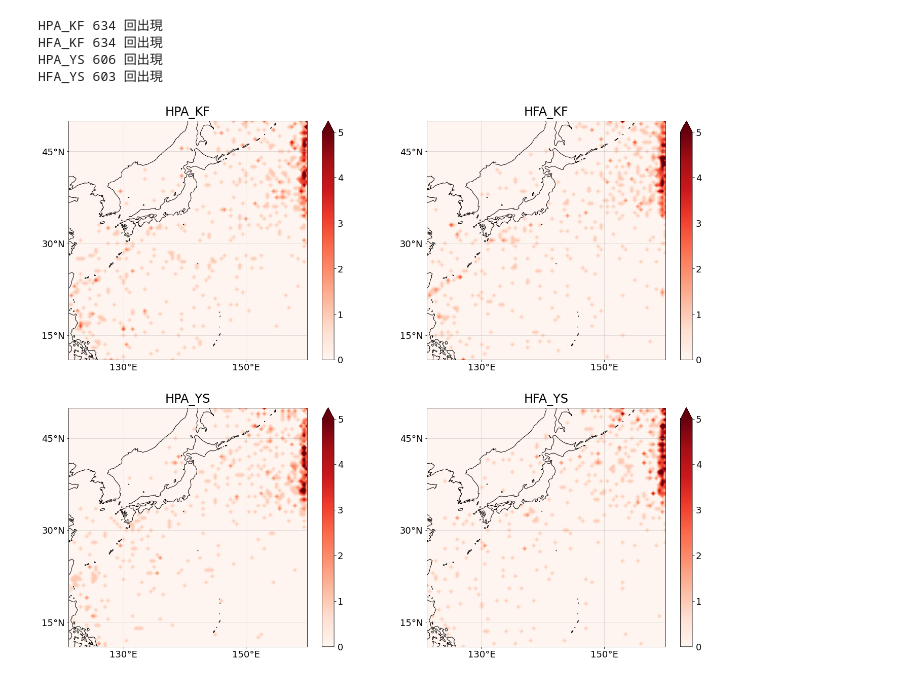
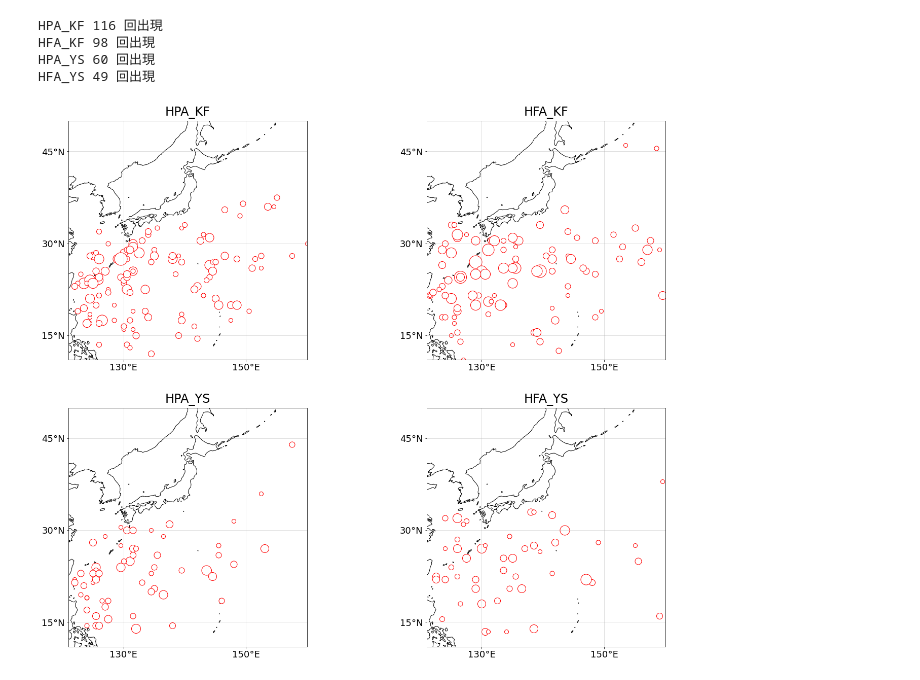
Before and after one commit to greedtn/MRI-AGCM3.2H, a Jupyter notebook: STM/pot_cnt_map.ipynb, the cells around one changed output. Cells and saved outputs as stored; diff of their text form; code cells hidden in the pictures.

```diff
--- a/STM/pot_cnt_map.ipynb
+++ b/STM/pot_cnt_map.ipynb
@@ -1,6 +1,6 @@
 # %%
 """
-イベントごとの空間最大値が起きた回数・場所をプロットする.
+イベントごとの空間最大値が起きた場所・その規模をプロットする.
 """
 
 from csv import reader
@@ -9,6 +9,7 @@ import numpy as np
 import cartopy.crs as ccrs
 from cartopy.mpl.ticker import LongitudeFormatter, LatitudeFormatter
 import matplotlib.ticker as ticker
+import math
 
 # 緯度経度の設定
 with open('../lats.csv', 'r') as csv_file:
@@ -53,57 +54,50 @@ for model_num in range(len(MODEL)):
         last_index = 0
         max_val = 0
         POT = [[]]  # イベントごとのPOTを収納
         for data in DATA:
-            if data[0] > last_index + 24 * 7:
-                POT.append([data[0], data[1], data[2]])
-                last_index = data[0]
-                max_val = data[1]
-            else:
-                if data[1] > max_val:
-                    POT[-1] = [data[0], data[1], data[2]]
+            if data[1] > 18.0:
+                if data[0] > last_index + 24 * 7:
+                    POT.append([data[0], data[1], data[2]])
                     last_index = data[0]
                     max_val = data[1]
-        x = []
-        y = []
-        z = []
-        for data in POT:
-            x.append(data[0])
-            y.append(data[1])
-            z.append(data[2])
+                else:
+                    if data[1] > max_val:
+                        POT[-1] = [data[0], data[1], data[2]]
+                        last_index = data[0]
+                        max_val = data[1]
 
-        cnt = np.zeros((79, 79))  # 台風発生頻度の空間分布
-        for val in z:
-            cnt[val // 79][val % 79] = cnt[val // 79][val % 79] + 1
+        # 先頭の空リストを削除
+        POT.pop(0)
 
-        print(model[:6], len(x), '回出現')
+        print(model[:6], len(POT), '回出現')
+
         # 描画
         ax = fig.add_subplot(2, 2, 2 * model_num + num + 1, projection=ccrs.PlateCarree())
-        a = plt.contourf(lons, lats, cnt, levels=levels, transform=ccrs.PlateCarree(), cmap='Reds', extend='max')
-        c_bar = plt.colorbar(a, ticks=[0, 1, 2, 3, 4, 5])
+        ax.set_extent((121, 160, 11, 50),ccrs.PlateCarree())
+        for data in POT:
+            ax.plot(lons[data[2] // 79][data[2] % 79], lats[data[2] // 79][data[2] % 79], 'ro', markerfacecolor='#ffffff', markersize=str(math.floor(data[1])-10))
         ## ここからテンプレ
-        c_bar.ax.tick_params(labelsize=18)
-        c_bar.ax.yaxis.set_minor_locator(ticker.NullLocator())
         ax.set_xticks([130,150], crs=ccrs.PlateCarree()) # gridを引く経度を指定 360にすると0Wが出ない
         ax.set_yticks([15, 30, 45], crs=ccrs.PlateCarree()) # gridを引く緯度を指定
         lon_formatter = LongitudeFormatter(zero_direction_label=True) # 経度
         lat_formatter = LatitudeFormatter() # 緯度。formatを指定することも可能
         ax.xaxis.set_major_formatter(lon_formatter)
         ax.yaxis.set_major_formatter(lat_formatter)
         ax.axes.tick_params(labelsize=18)
         ax.grid()
         gl = ax.gridlines(crs=ccrs.PlateCarree(), draw_labels=False, alpha=0.5) # 経度線・緯度線ラベルを無効
         gl.xlocator = ticker.FixedLocator([130, 150]) # 経度線
         gl.ylocator = ticker.FixedLocator([15, 30, 45]) # 緯度線
         ax.coastlines()
         ## ここまでテンプレ
         ax.set_title(model[:6], fontsize=24, pad=10)
 
 plt.subplots_adjust(left=0.05, right=0.95, bottom=0.05, top=0.95)
 plt.savefig("../img/frequency_of_tc.png")
 plt.show()
 # %% [output]
-HPA_KF 634 回出現
-HFA_KF 634 回出現
-HPA_YS 606 回出現
-HFA_YS 603 回出現
+HPA_KF 116 回出現
+HFA_KF 98 回出現
+HPA_YS 60 回出現
+HFA_YS 49 回出現
-[figure, old version]
+[figure, new version]
```
Also changed, not shown: 7 other files.
